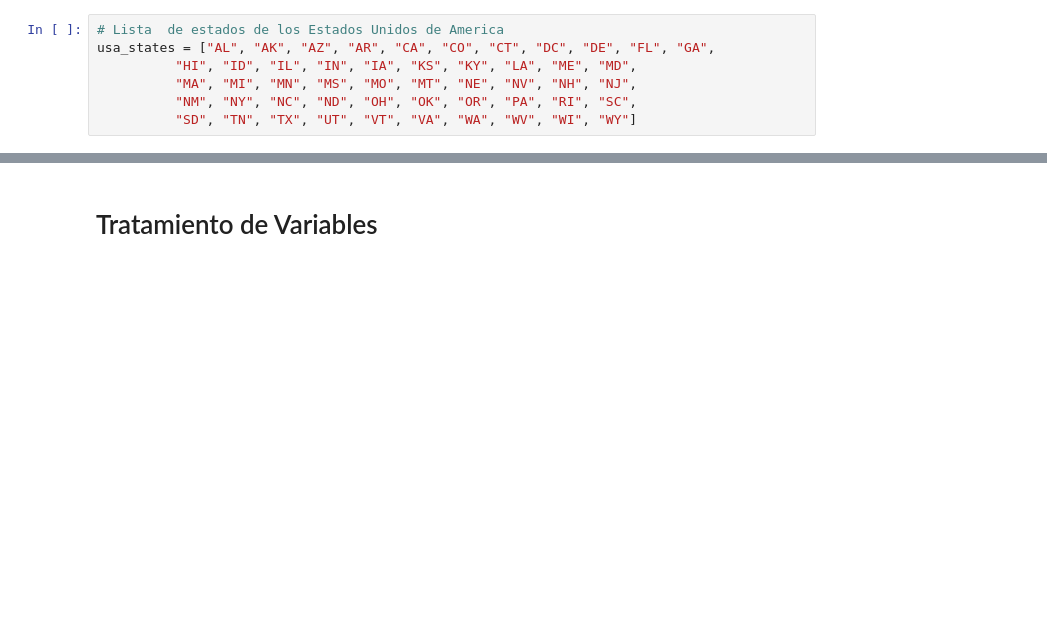
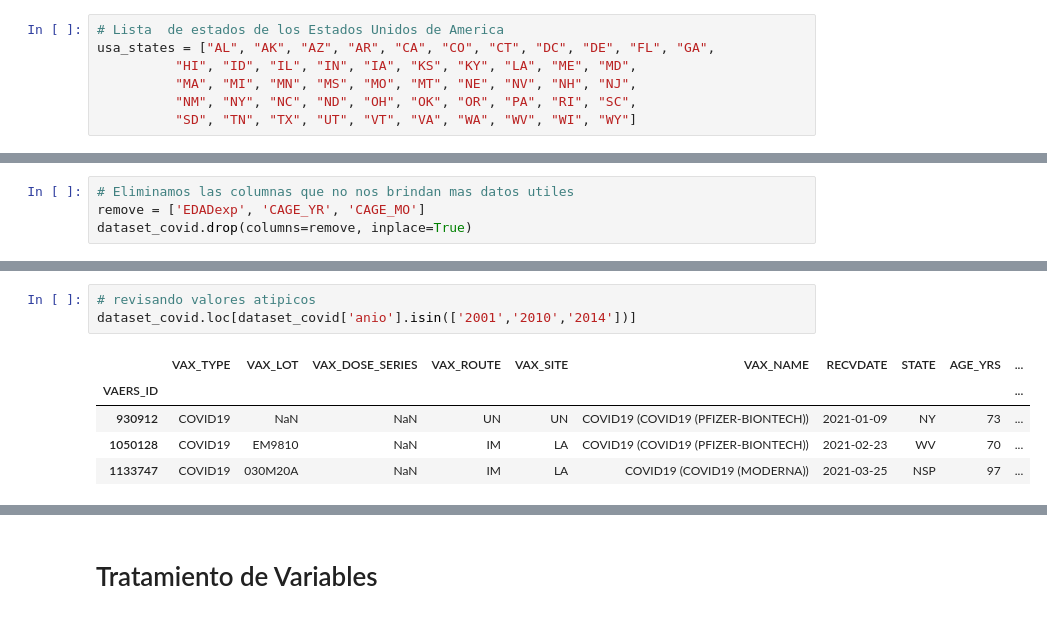
Before and after one commit to yodavo/IAI_vaccines, a Jupyter notebook: data_wrangling/dataWranglingVAERS(David).ipynb, the cells around one changed output, grey strips where cells are left out. Saved outputs shown, nothing was run; the diff lists cells and outputs as text; blank space fills up the shorter version.

```diff
--- a/data_wrangling/dataWranglingVAERS(David).ipynb
+++ b/data_wrangling/dataWranglingVAERS(David).ipynb
@@ -327,0 +317,4 @@ symptom[symptom.SYMPTOM1.str.contains('oagulopathy')]
+# %%
+# Eliminamos las columnas que no nos brindan mas datos utiles
+remove = ['EDADexp', 'CAGE_YR', 'CAGE_MO']
+dataset_covid.drop(columns=remove, inplace=True)
@@ -327,0 +370,9 @@ symptom[symptom.SYMPTOM1.str.contains('oagulopathy')]
+# %%
+# revisando valores atipicos
+dataset_covid.loc[dataset_covid['anio'].isin(['2001','2010','2014'])]
+# %% [output]
+|  | VAX_TYPE | VAX_LOT | VAX_DOSE_SERIES | VAX_ROUTE | VAX_SITE | VAX_NAME | RECVDATE | STATE | AGE_YRS | ... |
+| VAERS_ID |  |  |  |  |  |  |  |  |  | ... |
+| 930912 | COVID19 | NaN | NaN | UN | UN | COVID19 (COVID19 (PFIZER-BIONTECH)) | 2021-01-09 | NY | 73 | ... |
+| 1050128 | COVID19 | EM9810 | NaN | IM | LA | COVID19 (COVID19 (PFIZER-BIONTECH)) | 2021-02-23 | WV | 70 | ... |
+| 1133747 | COVID19 | 030M20A | NaN | IM | LA | COVID19 (COVID19 (MODERNA)) | 2021-03-25 | NSP | 97 | ... |
```
Also changed, not shown: parts of 83 cells of this notebook.
